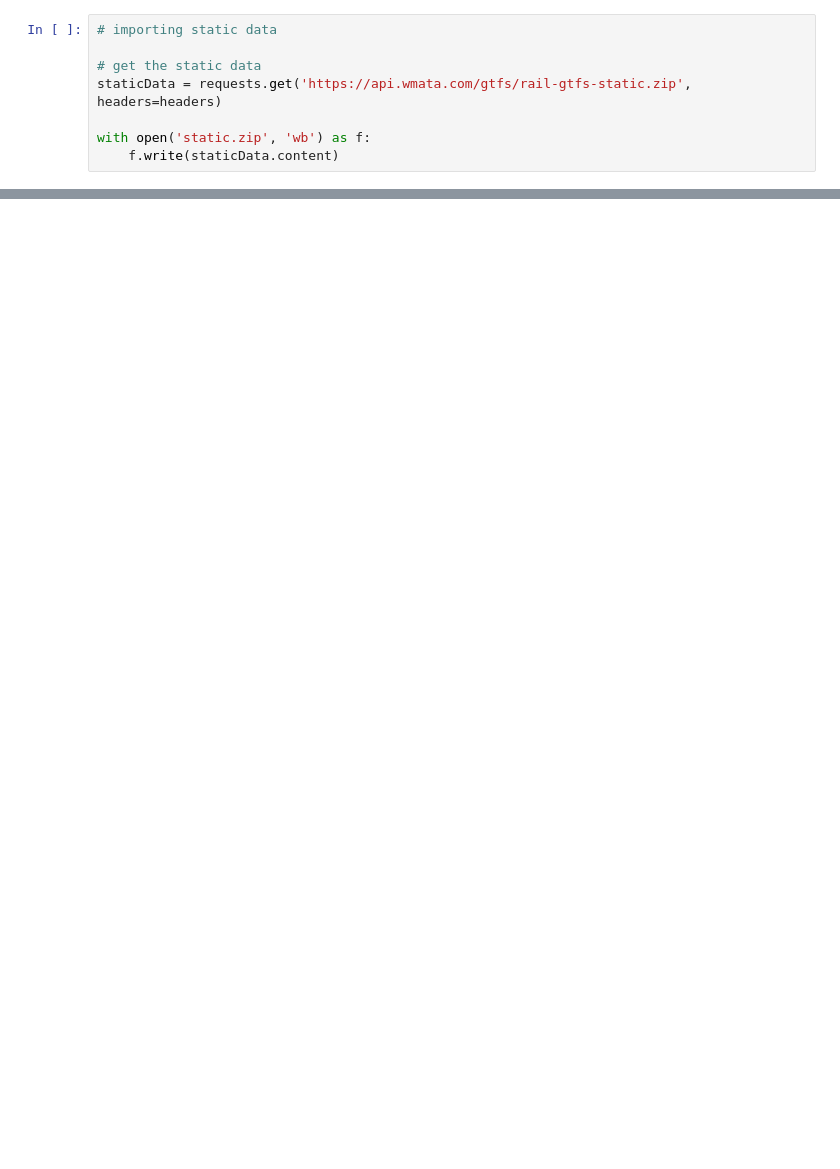
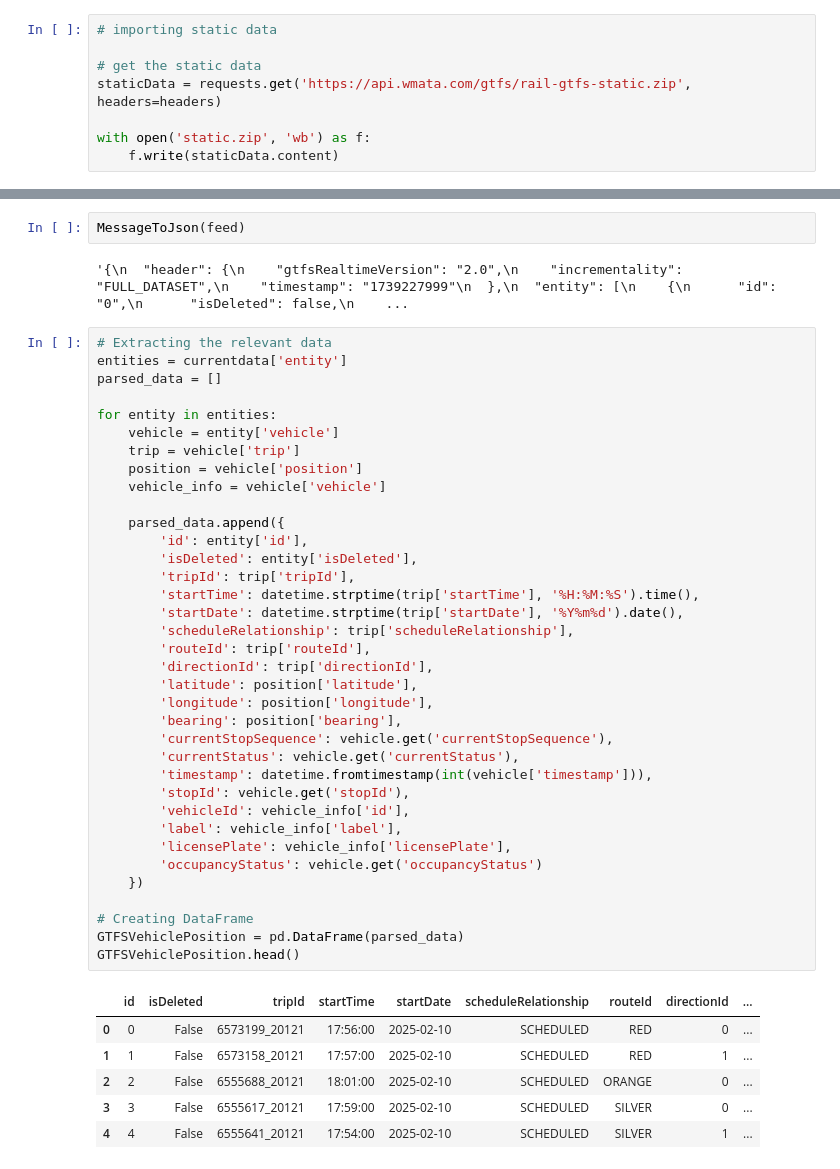
Before and after one commit to majdyousof/fyp, a Jupyter notebook: dataCollection.ipynb, the cells around one changed output, grey strips where cells are left out. Saved outputs shown, nothing was run; the diff lists cells and outputs as text; blank space fills up the shorter version.

Commit message:
implementation of realtime vehicle positions

```diff
--- a/dataCollection.ipynb
+++ b/dataCollection.ipynb
@@ -57,3 +37,50 @@ print(currentdata['entity'][0])
+# %%
+MessageToJson(feed)
+# %% [output]
+'{\n  "header": {\n    "gtfsRealtimeVersion": "2.0",\n    "incrementality": "FULL_DATASET",\n    "timestamp": "1739227999"\n  },\n  "entity": [\n    {\n      "id": "0",\n      "isDeleted": false,\n    ...
+# %%
+# Extracting the relevant data
+entities = currentdata['entity']
+parsed_data = []
+
+for entity in entities:
+    vehicle = entity['vehicle']
+    trip = vehicle['trip']
+    position = vehicle['position']
+    vehicle_info = vehicle['vehicle']
+
+    parsed_data.append({
+        'id': entity['id'],
+        'isDeleted': entity['isDeleted'],
+        'tripId': trip['tripId'],
+        'startTime': datetime.strptime(trip['startTime'], '%H:%M:%S').time(),
+        'startDate': datetime.strptime(trip['startDate'], '%Y%m%d').date(),
+        'scheduleRelationship': trip['scheduleRelationship'],
+        'routeId': trip['routeId'],
+        'directionId': trip['directionId'],
+        'latitude': position['latitude'],
+        'longitude': position['longitude'],
+        'bearing': position['bearing'],
+        'currentStopSequence': vehicle.get('currentStopSequence'),
+        'currentStatus': vehicle.get('currentStatus'),
+        'timestamp': datetime.fromtimestamp(int(vehicle['timestamp'])),
+        'stopId': vehicle.get('stopId'),
+        'vehicleId': vehicle_info['id'],
+        'label': vehicle_info['label'],
+        'licensePlate': vehicle_info['licensePlate'],
+        'occupancyStatus': vehicle.get('occupancyStatus')
+    })
+
+# Creating DataFrame
+GTFSVehiclePosition = pd.DataFrame(parsed_data)
+GTFSVehiclePosition.head()
+# %% [output]
+|  | id | isDeleted | tripId | startTime | startDate | scheduleRelationship | routeId | directionId | ... |
+| 0 | 0 | False | 6573199_20121 | 17:56:00 | 2025-02-10 | SCHEDULED | RED | 0 | ... |
+| 1 | 1 | False | 6573158_20121 | 17:57:00 | 2025-02-10 | SCHEDULED | RED | 1 | ... |
+| 2 | 2 | False | 6555688_20121 | 18:01:00 | 2025-02-10 | SCHEDULED | ORANGE | 0 | ... |
+| 3 | 3 | False | 6555617_20121 | 17:59:00 | 2025-02-10 | SCHEDULED | SILVER | 0 | ... |
+| 4 | 4 | False | 6555641_20121 | 17:54:00 | 2025-02-10 | SCHEDULED | SILVER | 1 | ... |
 # %%
 # recieving the response of the API trip update data
 feed2 = gtfs_realtime_pb2.FeedMessage()
```
Also changed, not shown: parts of 9 cells of this notebook, 13 other files.
